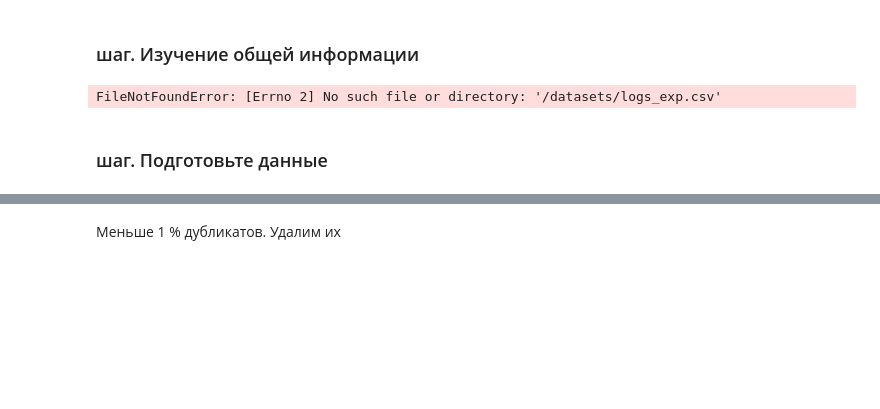
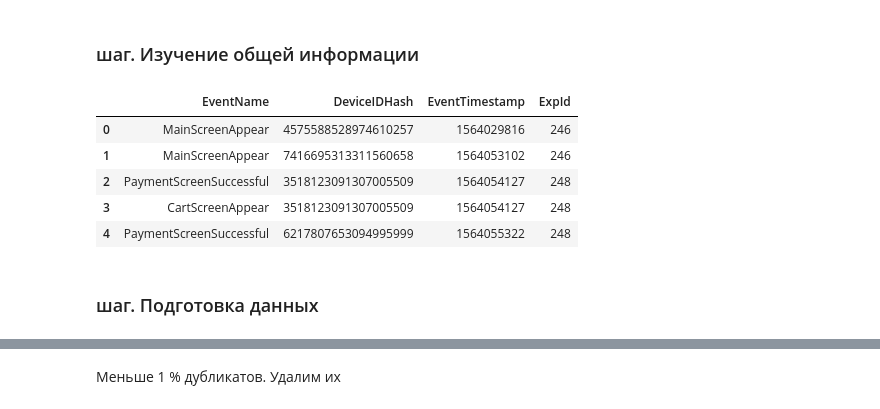
Before and after one commit to YuliaVinogradova/Projects, a Jupyter notebook: Study on User Behavior in a Mobile Application.ipynb, the cells around one changed output, grey strips where cells are left out. Cells and saved outputs as stored; diff of their text form; code cells hidden in the pictures; blank space fills up the shorter version.

```diff
--- a/Study on User Behavior in a Mobile Application.ipynb
+++ b/Study on User Behavior in a Mobile Application.ipynb
@@ -40,12 +40,19 @@ import numpy as np
 from scipy import stats as st
 import math as mth
 # %%
-data = pd.read_csv('/datasets/logs_exp.csv', sep='\t')
-data.head(7)
+# чтение файла
+path = 'C:\\Users\\Kirill\\Documents\\GitHub\\Projects\\'
+data = pd.read_csv(path + 'logs_exp.csv', sep='\t')
+data.head()
 # %% [output]
-FileNotFoundError: [Errno 2] No such file or directory: '/datasets/logs_exp.csv'
+|  | EventName | DeviceIDHash | EventTimestamp | ExpId |
+| 0 | MainScreenAppear | 4575588528974610257 | 1564029816 | 246 |
+| 1 | MainScreenAppear | 7416695313311560658 | 1564053102 | 246 |
+| 2 | PaymentScreenSuccessful | 3518123091307005509 | 1564054127 | 248 |
+| 3 | CartScreenAppear | 3518123091307005509 | 1564054127 | 248 |
+| 4 | PaymentScreenSuccessful | 6217807653094995999 | 1564055322 | 248 |
 # %% [markdown]
-### шаг.  Подготовьте данные
+### шаг.  Подготовка данных
 # %%
 # меняем названия столбцов
 data.columns = ['event_name', 'device_id', 'datetime', 'exp_id']
```
Also changed, not shown: parts of 46 cells of this notebook.
